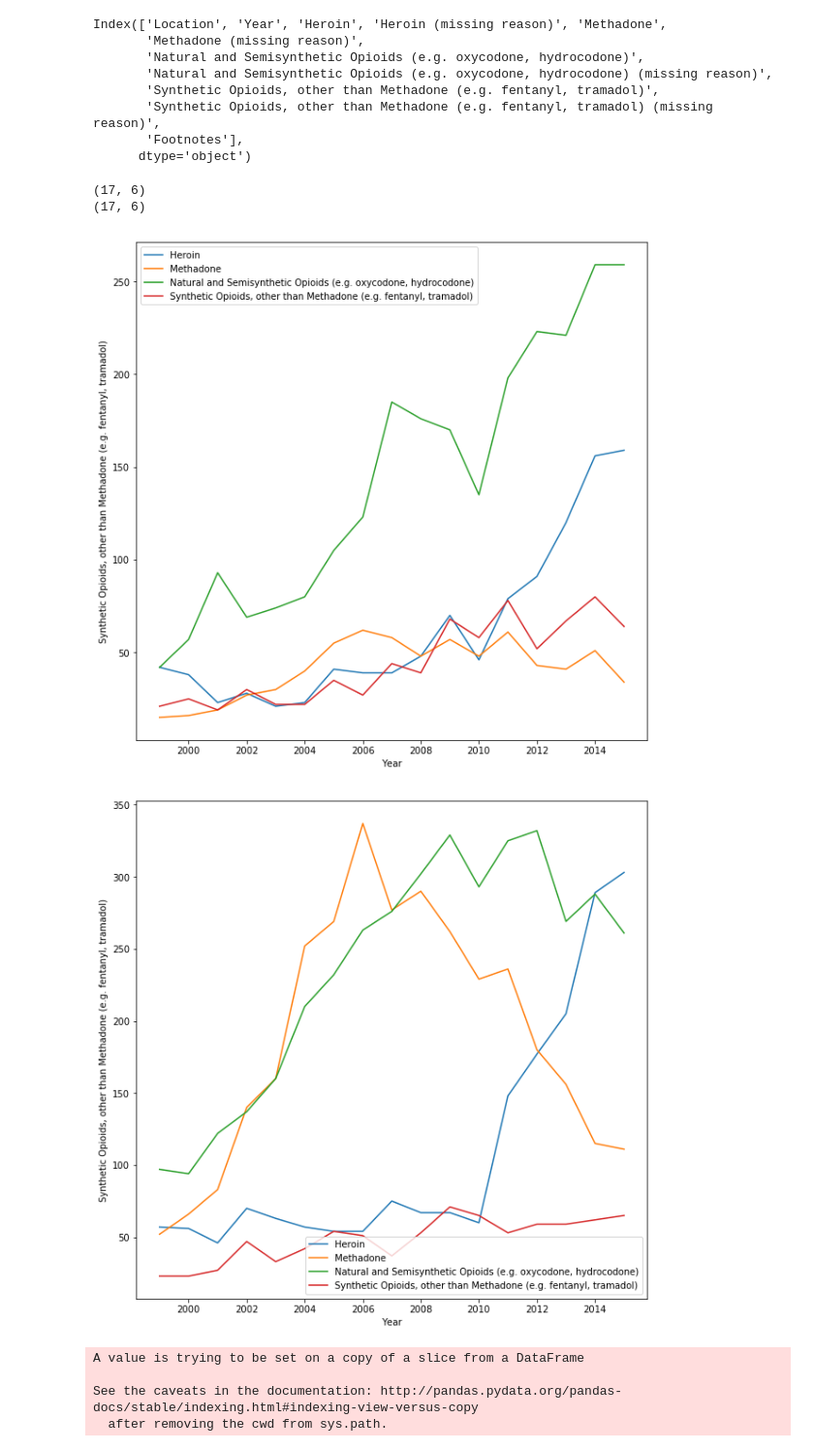
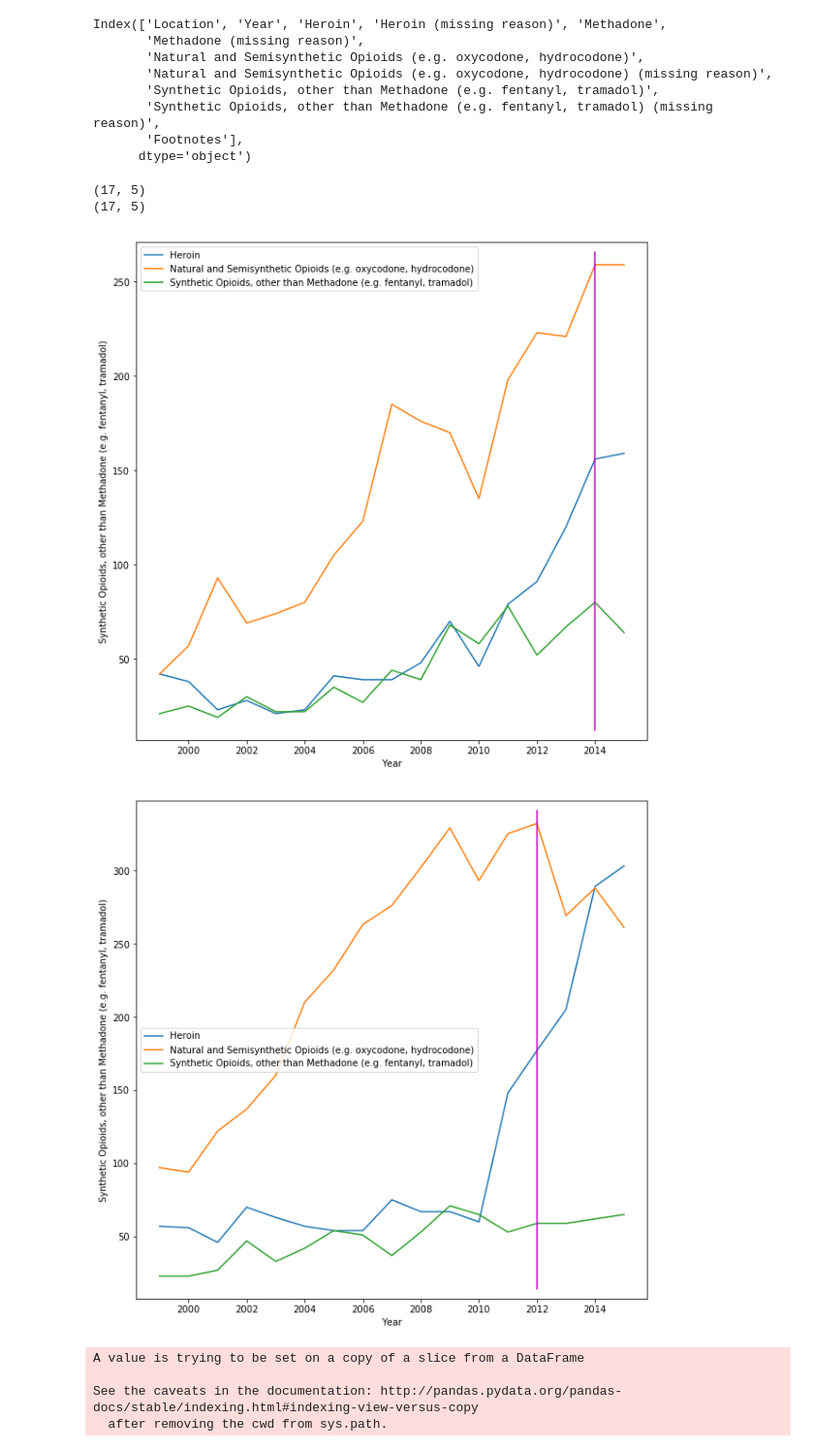
Before and after one commit to displaced-lobster/BDC2019, a Jupyter notebook: Recreational Cannabis.ipynb, the cells around one changed output. Shown at 97% size. Drawn from its saved outputs; the diff is of its cells as text; code cells hidden in the pictures.

```diff
--- a/Recreational Cannabis.ipynb
+++ b/Recreational Cannabis.ipynb
@@ -34,7 +34,7 @@ Index(['Location', 'Year', 'Heroin', 'Heroin (missing reason)', 'Methadone',
        'Footnotes'],
       dtype='object')
 # %%
-columns = ['Location', 'Year', 'Heroin', 'Methadone',
+columns = ['Location', 'Year', 'Heroin',
            'Natural and Semisynthetic Opioids (e.g. oxycodone, hydrocodone)',
            'Synthetic Opioids, other than Methadone (e.g. fentanyl, tramadol)'
           ]
@@ -44,22 +44,24 @@ print(overdose_col.shape)
 overdose_wash = overdose[columns][overdose['Location'] == 'Washington']
 print(overdose_wash.shape)
 # %% [output]
-(17, 6)
-(17, 6)
+(17, 5)
+(17, 5)
 # %%
 plt.figure(figsize=(10, 10))
 for column in columns[2:]:
     ax = sns.lineplot(x='Year', y=column, data=overdose_col, label=column)
+plt.axvline(2014, 0.02, 0.98, c='m', label='Legalization')
 plt.show()
 # %% [output]
-[figure, old version]
+[figure, new version]
 # %%
 plt.figure(figsize=(10, 10))
 for column in columns[2:]:
     ax = sns.lineplot(x='Year', y=column, data=overdose_wash, label=column)
+plt.axvline(2012, 0.02, 0.98, c='m', label='Legalization')
 plt.show()
 # %% [output]
-[figure, old version]
+[figure, new version]
 # %%
 crime['State'] = ''
 
```
Also changed, not shown: parts of 6 cells of this notebook.
